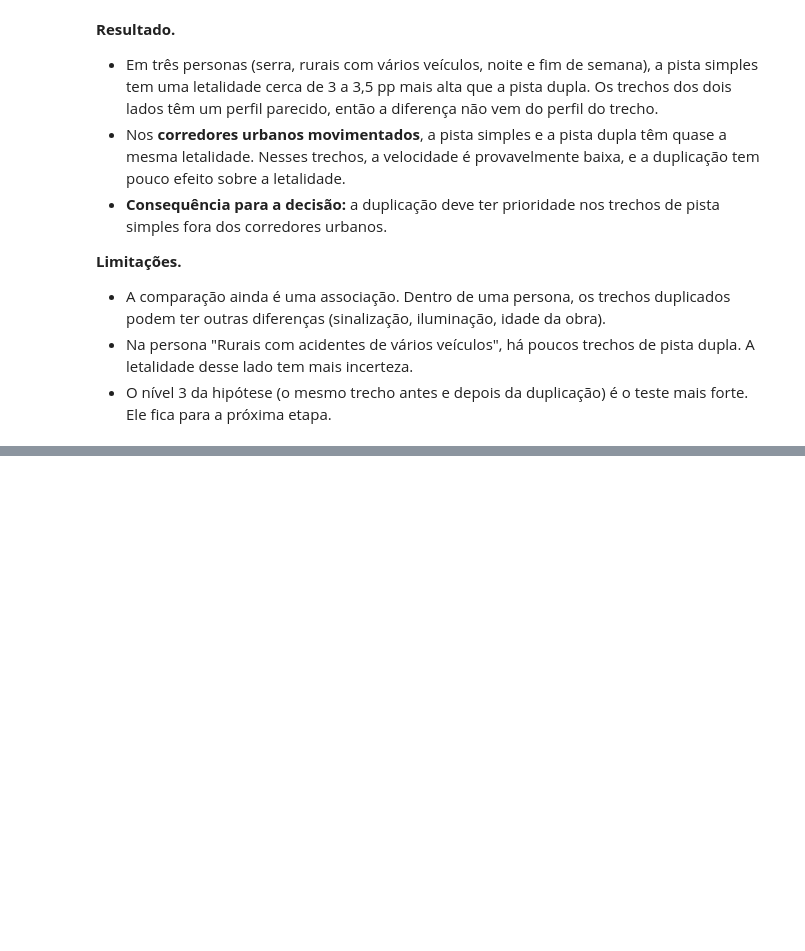
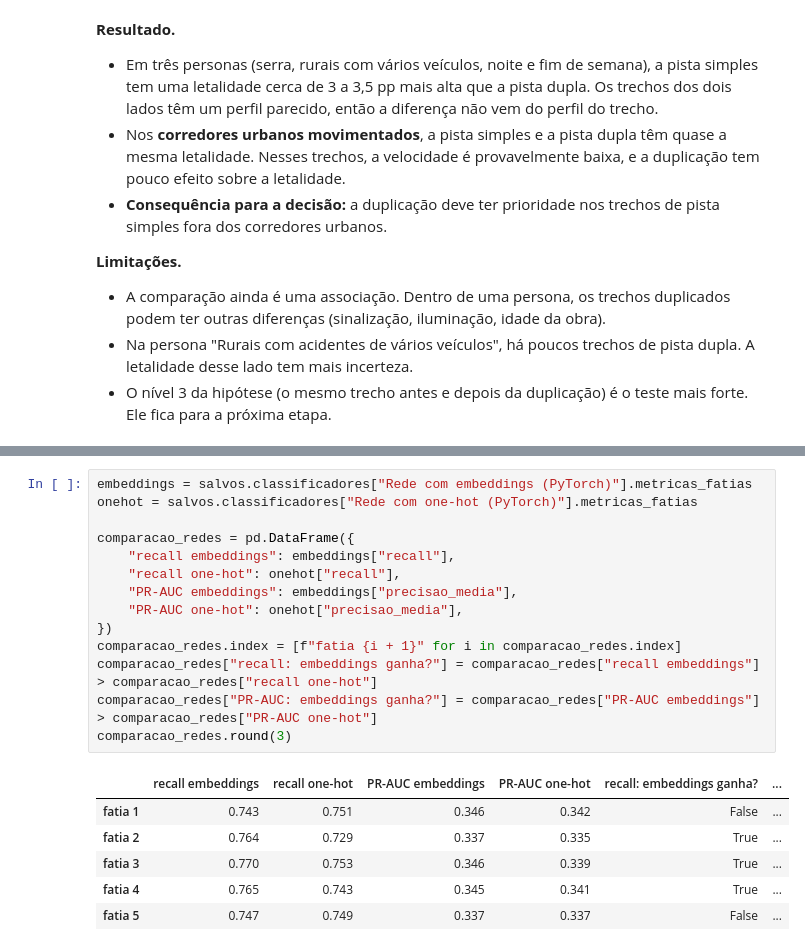
Before and after one commit to anapaulaendler/acidentes-br, a Jupyter notebook: notebooks/analise_prf.ipynb, the cells around one changed output, grey strips where cells are left out. Drawn from its saved outputs; the diff is of its cells as text; blank space fills up the shorter version.

```diff
--- a/notebooks/analise_prf.ipynb
+++ b/notebooks/analise_prf.ipynb
@@ -1228,0 +1316,21 @@ letalidade.sort_values("diferença (pp)", ascending=False).round(2)
+# %%
+embeddings = salvos.classificadores["Rede com embeddings (PyTorch)"].metricas_fatias
+onehot = salvos.classificadores["Rede com one-hot (PyTorch)"].metricas_fatias
+
+comparacao_redes = pd.DataFrame({
+    "recall embeddings": embeddings["recall"],
+    "recall one-hot": onehot["recall"],
+    "PR-AUC embeddings": embeddings["precisao_media"],
+    "PR-AUC one-hot": onehot["precisao_media"],
+})
+comparacao_redes.index = [f"fatia {i + 1}" for i in comparacao_redes.index]
+comparacao_redes["recall: embeddings ganha?"] = comparacao_redes["recall embeddings"] > comparacao_redes["recall one-hot"]
+comparacao_redes["PR-AUC: embeddings ganha?"] = comparacao_redes["PR-AUC embeddings"] > comparacao_redes["PR-AUC one-hot"]
+comparacao_redes.round(3)
+# %% [output]
+|  | recall embeddings | recall one-hot | PR-AUC embeddings | PR-AUC one-hot | recall: embeddings ganha? | ... |
+| fatia 1 | 0.743 | 0.751 | 0.346 | 0.342 | False | ... |
+| fatia 2 | 0.764 | 0.729 | 0.337 | 0.335 | True | ... |
+| fatia 3 | 0.770 | 0.753 | 0.346 | 0.339 | True | ... |
+| fatia 4 | 0.765 | 0.743 | 0.345 | 0.341 | True | ... |
+| fatia 5 | 0.747 | 0.749 | 0.337 | 0.337 | False | ... |
```
Also changed, not shown: parts of 15 cells of this notebook.
